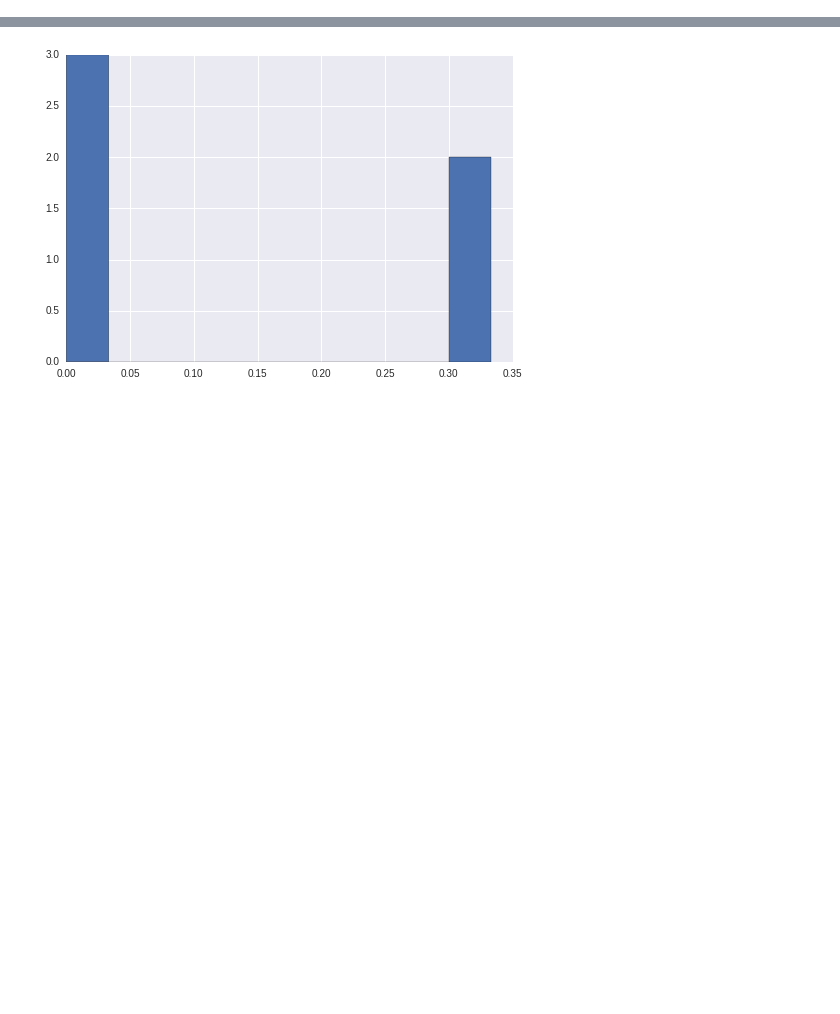
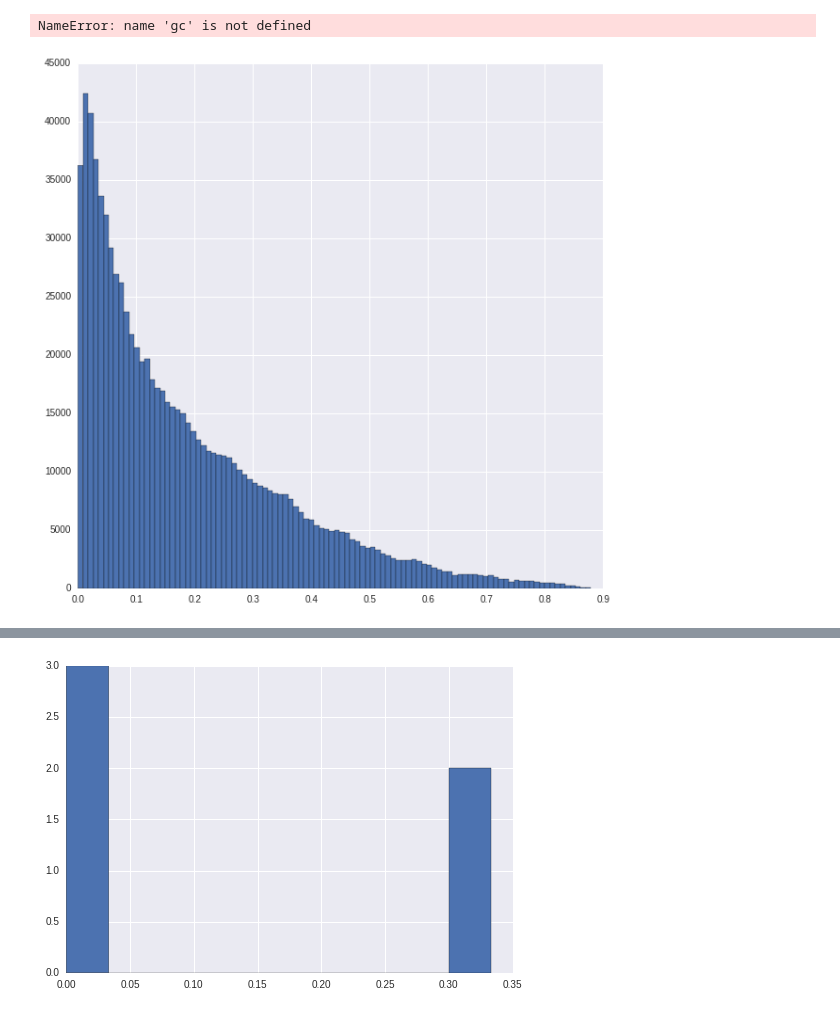
Before and after one commit to IJDykeman/storm_damage_prediction, a Jupyter notebook: joint_convolutional_training.ipynb, the cells around one changed output, grey strips where cells are left out. Saved outputs shown, nothing was run; the diff lists cells and outputs as text; code cells hidden in the pictures; blank space fills up the shorter version.

```diff
--- a/joint_convolutional_training.ipynb
+++ b/joint_convolutional_training.ipynb
@@ -523,3 +373,27 @@ KeyboardInterrupt:
+# %%
+gc.collect() # collect garbage
+data = pandas.read_hdf("/home/isaac/Dropbox/data_for_brian/y_df.hd", '/df')
+df = pandas.DataFrame(data)
+data_dict = {}
+for label in set(df._get_numeric_data().columns).union({'hcad'}):
+    # union hcad to ensure that hcad col comes in even if not considered numerical
+    # if label != 'hcad':
+    if normalize_columns:
+        column_data = df[label].astype(float)
+        column_data -= np.min(column_data)
+        data_dict[label] = column_data / np.max(column_data)
+    else:
+        data_dict[label] = df[label].astype(float)
+
+    result = pandas.DataFrame.from_dict(data_dict)
+
+result = result.replace([np.inf, -np.inf], 1)
+
+result = result.sort(['hcad']).fillna(0)
+# %% [output]
+NameError: name 'gc' is not defined
 # %%
-plt.hist(y_predicted, bins = 50)
+plt.hist(y_gaussian, bins = 100)
 plt.show()
+# %% [output]
+[figure, added]
```
Also changed, not shown: parts of 25 cells of this notebook, 3 other files.
